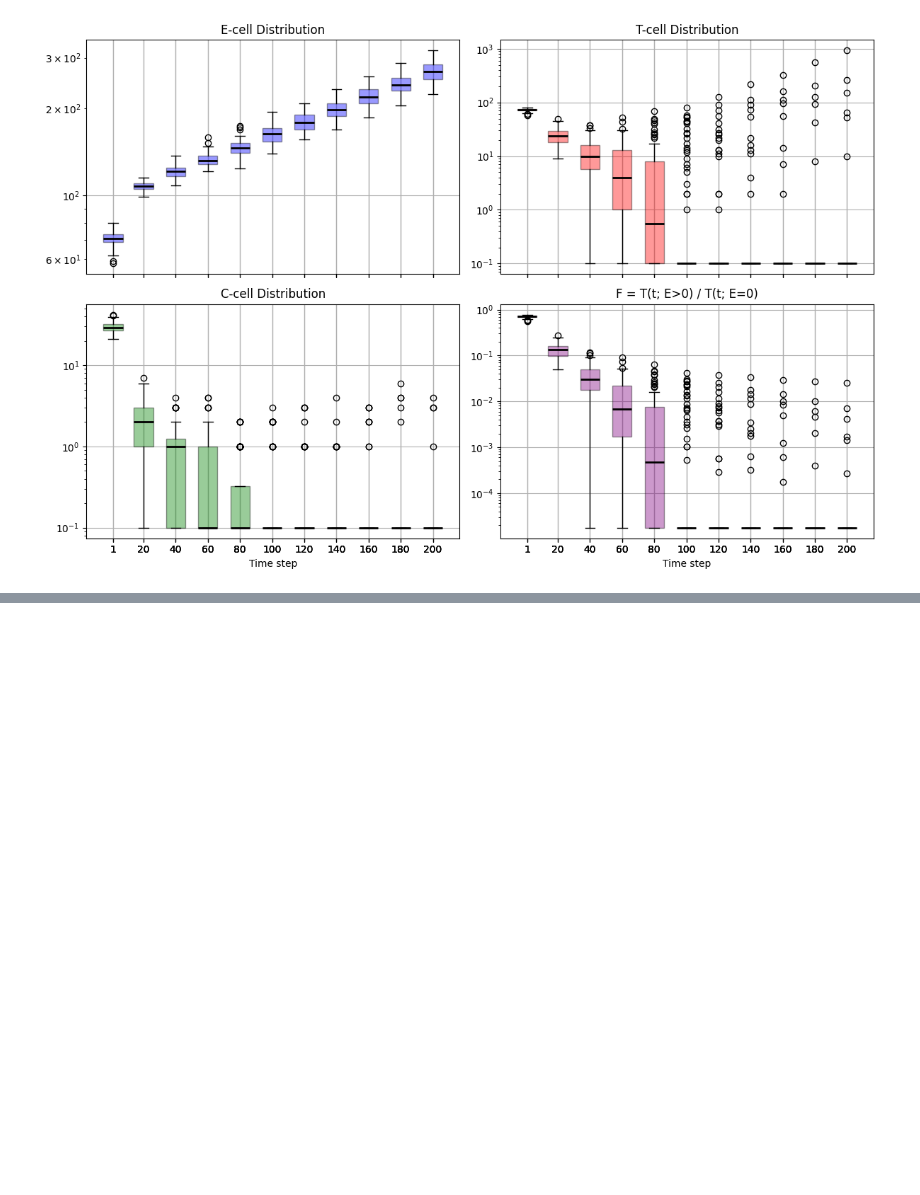
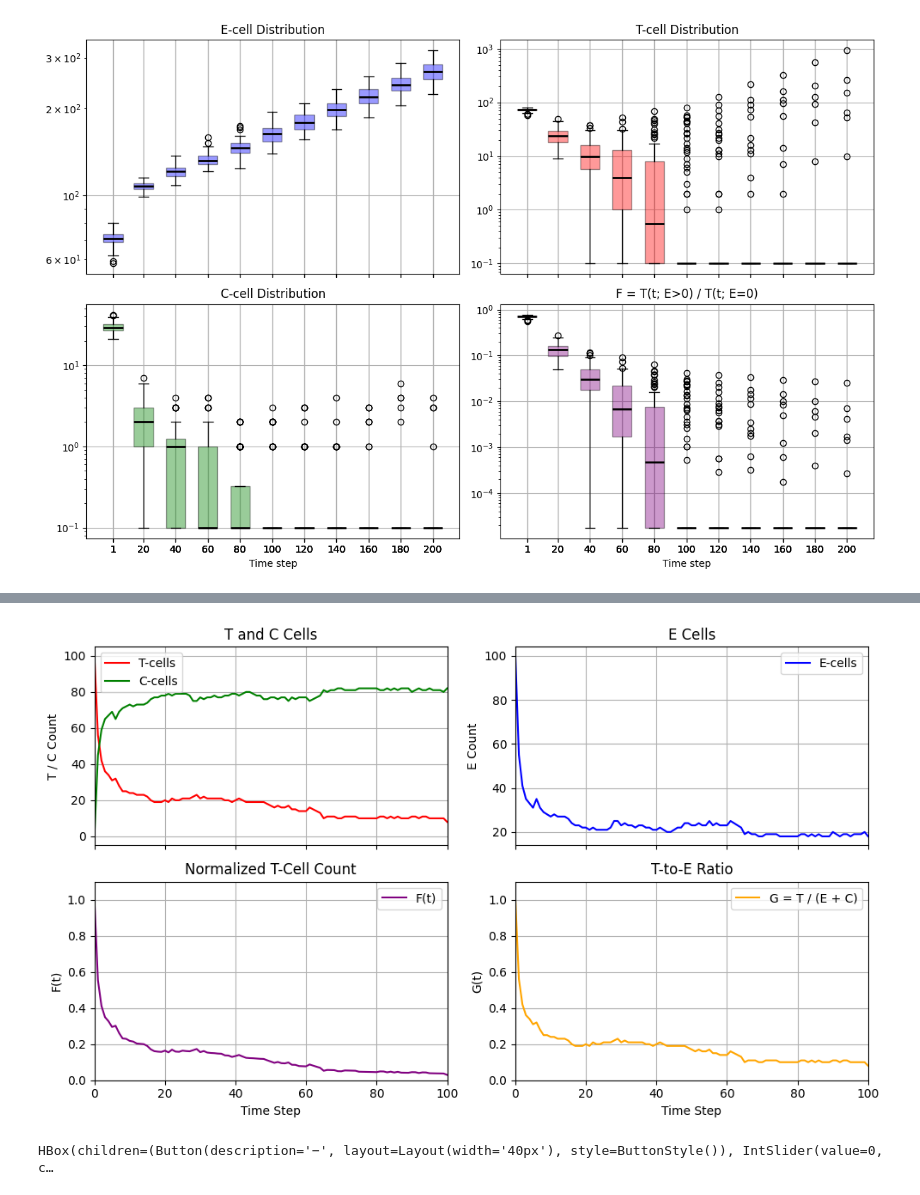
Before and after one commit to iumery/mti_takeda_project, a Jupyter notebook: agent_model_optimized.ipynb, the cells around one changed output, grey strips where cells are left out. Cells and saved outputs as stored; diff of their text form; code cells hidden in the pictures; blank space fills up the shorter version.

```diff
--- a/agent_model_optimized.ipynb
+++ b/agent_model_optimized.ipynb
@@ -793,10 +795,9 @@ plot_result_trend(monte_carlo, use_median=True)
 # %%
 # One random example
 sim = WellSimulation(**sim_config, log_all=True, use_tqdm=False)
 sim.run()
-baseline_config = sim_config.copy()
-baseline_config["E_0"] = 0
-baseline_sim = WellSimulation(**baseline_config, log_all=False, use_tqdm=False)
-baseline_sim.run()
-sim.plot_history(baseline_sim.history["T"])
+sim.plot_history()
 sim.plot_snapshot()
+# %% [output]
+[figure, added]
+HBox(children=(Button(description='−', layout=Layout(width='40px'), style=ButtonStyle()), IntSlider(value=0, c…
```
Also changed, not shown: parts of 2 cells of this notebook.
